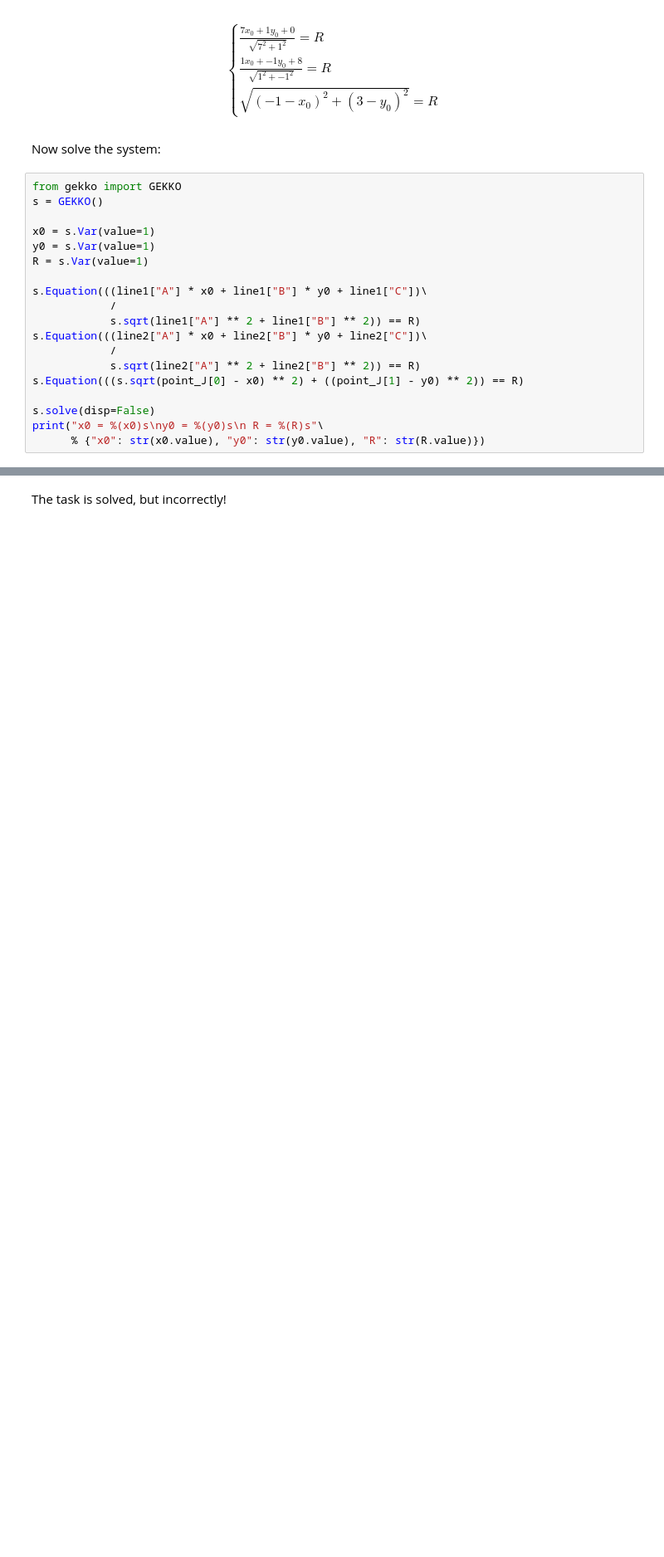
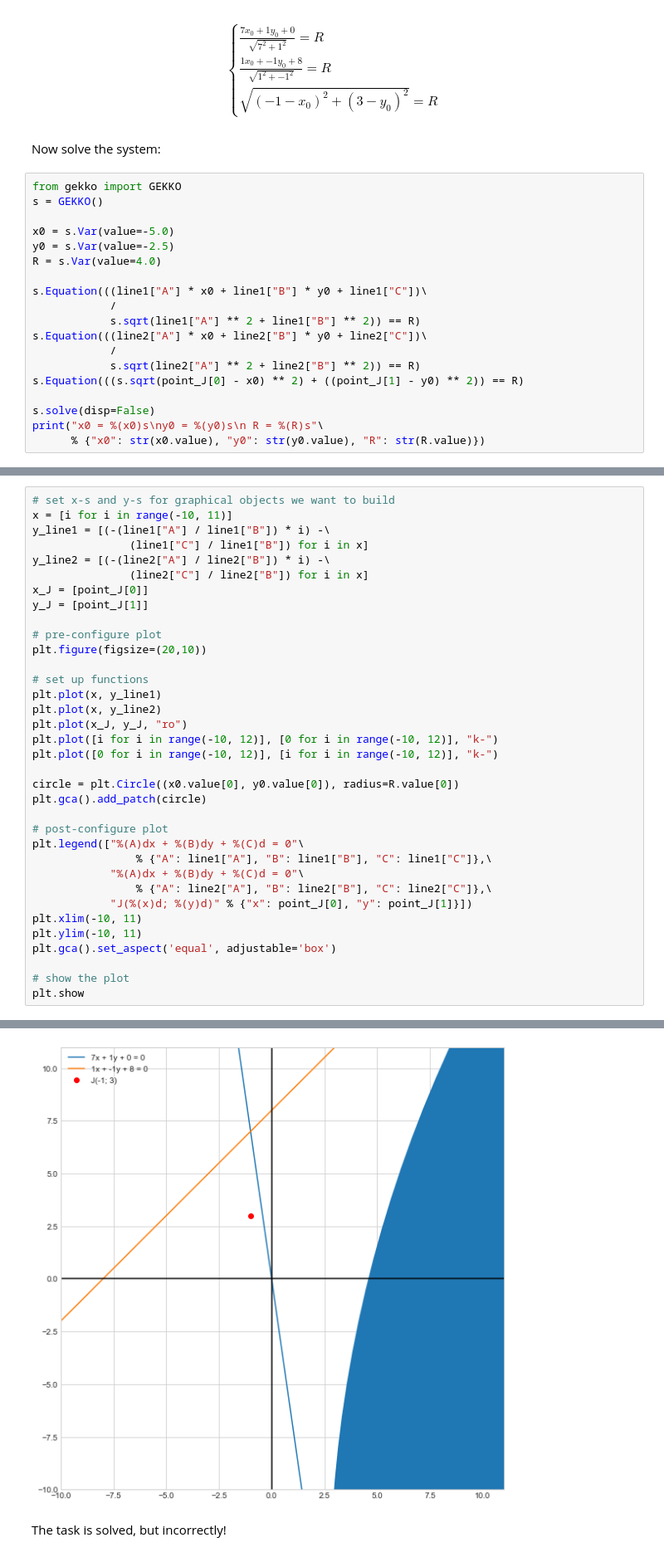
Before and after one commit to TymurLysenkoIU/JupyterNotebookDemo, a Jupyter notebook: JupyterNB_demo.ipynb, the cells around one changed output, grey strips where cells are left out. Shown: that part at 83% size. Saved outputs shown, nothing was run; the diff lists cells and outputs as text; blank space fills up the shorter version.

Commit message:
Added plot for an incorrect solution
Added plot for an incorrect solution

```diff
--- a/JupyterNB_demo.ipynb
+++ b/JupyterNB_demo.ipynb
@@ -91,9 +91,9 @@ Now solve the system:
 from gekko import GEKKO
 s = GEKKO()
 
-x0 = s.Var(value=1)
-y0 = s.Var(value=1)
-R = s.Var(value=1)
+x0 = s.Var(value=-5.0)
+y0 = s.Var(value=-2.5)
+R = s.Var(value=4.0)
 
 s.Equation(((line1["A"] * x0 + line1["B"] * y0 + line1["C"])\
             /
@@ -112,0 +115,36 @@ y0 = [1.544072]
+# %%
+# set x-s and y-s for graphical objects we want to build
+x = [i for i in range(-10, 11)]
+y_line1 = [(-(line1["A"] / line1["B"]) * i) -\
+               (line1["C"] / line1["B"]) for i in x]
+y_line2 = [(-(line2["A"] / line2["B"]) * i) -\
+               (line2["C"] / line2["B"]) for i in x]
+x_J = [point_J[0]]
+y_J = [point_J[1]]
+
+# pre-configure plot
+plt.figure(figsize=(20,10))
+
+# set up functions
+plt.plot(x, y_line1)
+plt.plot(x, y_line2)
+plt.plot(x_J, y_J, "ro")
+plt.plot([i for i in range(-10, 12)], [0 for i in range(-10, 12)], "k-")
+plt.plot([0 for i in range(-10, 12)], [i for i in range(-10, 12)], "k-")
+
+circle = plt.Circle((x0.value[0], y0.value[0]), radius=R.value[0])
+plt.gca().add_patch(circle)
+
+# post-configure plot
+plt.legend(["%(A)dx + %(B)dy + %(C)d = 0"\
+                % {"A": line1["A"], "B": line1["B"], "C": line1["C"]},\
+            "%(A)dx + %(B)dy + %(C)d = 0"\
+                % {"A": line2["A"], "B": line2["B"], "C": line2["C"]},\
+            "J(%(x)d; %(y)d)" % {"x": point_J[0], "y": point_J[1]}])
+plt.xlim(-10, 11)
+plt.ylim(-10, 11)
+plt.gca().set_aspect('equal', adjustable='box')
+
+# show the plot
+plt.show
+# %% [output]
@@ -113,2 +152,3 @@ y0 = [1.544072]
+[figure, added]
 # %% [markdown]
 The task is solved, but incorrectly!
```
Also changed, not shown: parts of 4 cells of this notebook.
